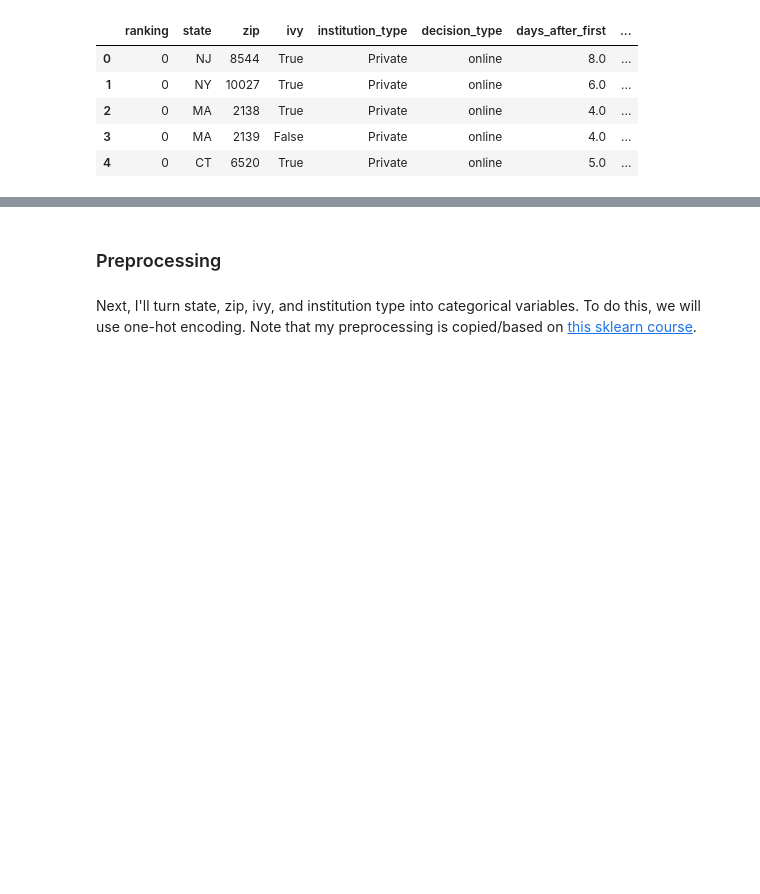
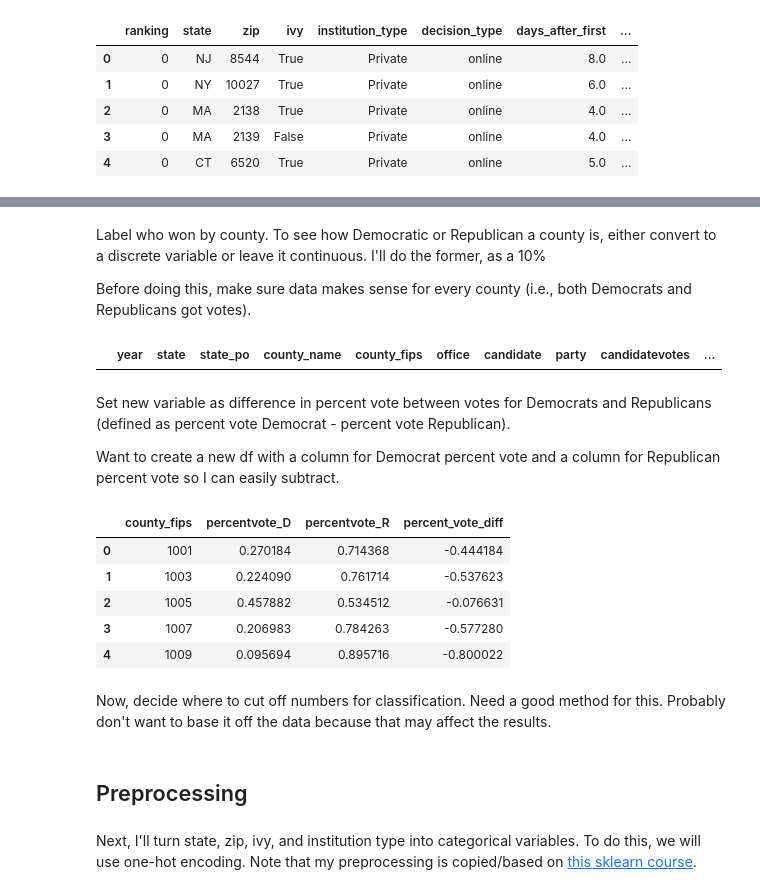
Before and after one commit to ncrispino/covid_university_dates, a Jupyter notebook: Analyzing Covid Decision Dates.ipynb, the cells around one changed output, grey strips where cells are left out. Cells and saved outputs as stored; diff of their text form; code cells hidden in the pictures; blank space fills up the shorter version.

```diff
--- a/Analyzing Covid Decision Dates.ipynb
+++ b/Analyzing Covid Decision Dates.ipynb
@@ -300,0 +361,32 @@ covid_dates_cleaned.head()
+# %%
+county_pres['percentvote'] = county_pres['candidatevotes']/county_pres['totalvotes']
+# %% [markdown]
+Label who won by county. To see how Democratic or Republican a county is, either convert to a discrete variable or leave it continuous. I'll do the former, as a 10%
+
+Before doing this, make sure data makes sense for every county (i.e., both Democrats and Republicans got votes).
+# %%
+county_pres.query("(party == 'REPUBLICAN' or party == 'DEMOCRAT') and percentvote == 0 and mode == 'TOTAL'")
+# %% [output]
+|  | year | state | state_po | county_name | county_fips | office | candidate | party | candidatevotes | ... |
+# %% [markdown]
+Set new variable as difference in percent vote between votes for Democrats and Republicans (defined as percent vote Democrat - percent vote Republican).
+
+Want to create a new df with a column for Democrat percent vote and a column for Republican percent vote so I can easily subtract.
+# %%
+county_pres = county_pres.query("(party == 'REPUBLICAN' or party == 'DEMOCRAT') and mode == 'TOTAL'")
+# %%
+county_pres_percents = (county_pres.query("party == 'DEMOCRAT'")[['county_fips', 'percentvote']]
+                        .merge(county_pres.query("party == 'REPUBLICAN'")[['county_fips', 'percentvote']],
+                               on='county_fips', suffixes=('_D', '_R')))
+# %%
+county_pres_percents['percent_vote_diff'] = county_pres_percents['percentvote_D'] - county_pres_percents['percentvote_R']
+county_pres_percents.head()
+# %% [output]
+|  | county_fips | percentvote_D | percentvote_R | percent_vote_diff |
+| 0 | 1001 | 0.270184 | 0.714368 | -0.444184 |
+| 1 | 1003 | 0.224090 | 0.761714 | -0.537623 |
+| 2 | 1005 | 0.457882 | 0.534512 | -0.076631 |
+| 3 | 1007 | 0.206983 | 0.784263 | -0.577280 |
+| 4 | 1009 | 0.095694 | 0.895716 | -0.800022 |
+# %% [markdown]
+Now, decide where to cut off numbers for classification. Need a good method for this. Probably don't want to base it off the data because that may affect the results.
@@ -301,5 +395,5 @@ covid_dates_cleaned.head()
 # %% [markdown]
-### Preprocessing
+## Preprocessing
 # %% [markdown]
 Next, I'll turn state, zip, ivy, and institution type into categorical variables. To do this, we will use one-hot encoding. Note that my preprocessing is copied/based on [this sklearn course](https://inria.github.io/scikit-learn-mooc/python_scripts/03_categorical_pipeline_column_transformer.html).
 # %% [markdown]
```
Also changed, not shown: parts of 18 cells of this notebook.
